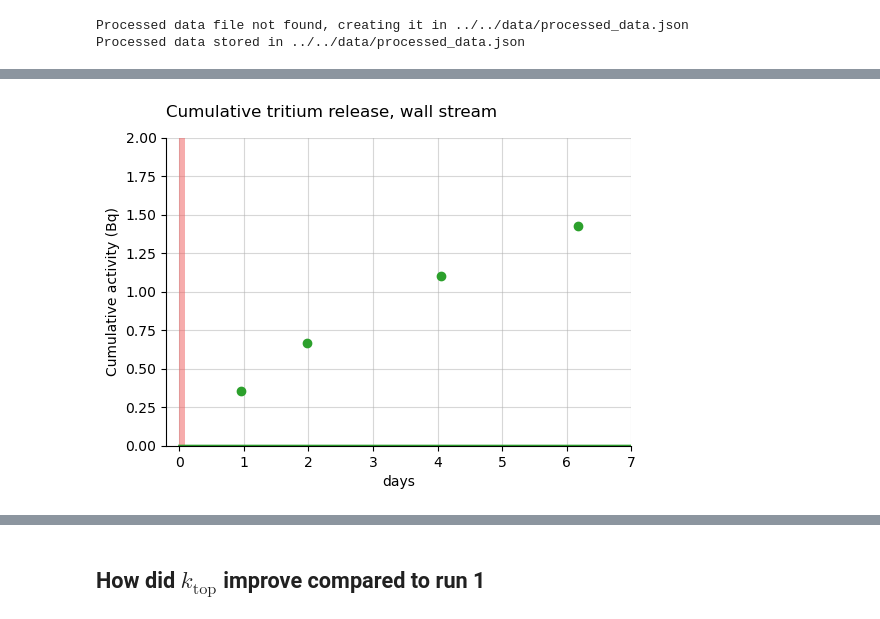
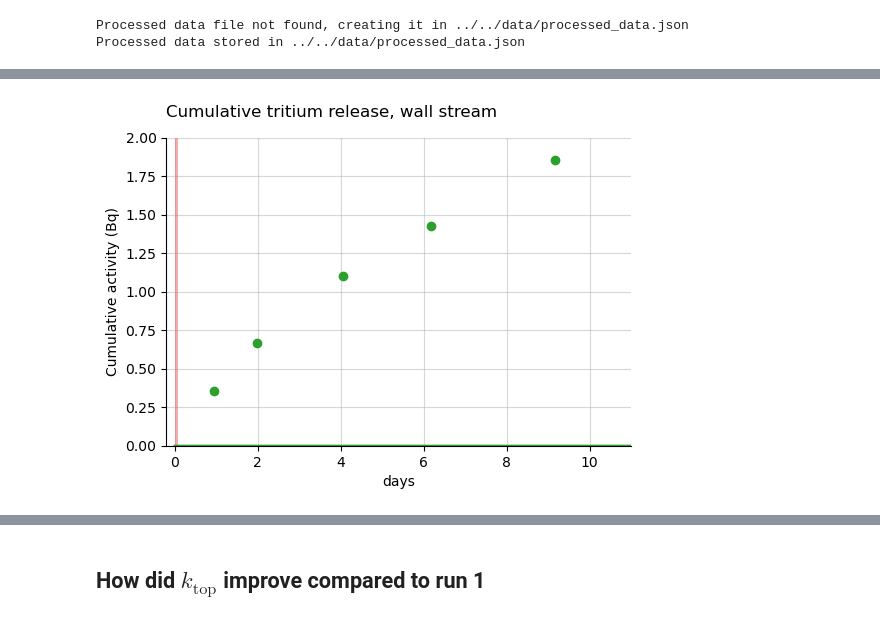
Before and after one commit to veliki-filozof/BABY-1L-run-11, a Jupyter notebook: analysis/tritium/tritium_model.ipynb, the cells around one changed output, grey strips where cells are left out. Drawn from its saved outputs; the diff is of its cells as text; code cells hidden in the pictures.

```diff
--- a/analysis/tritium/tritium_model.ipynb
+++ b/analysis/tritium/tritium_model.ipynb
@@ -138,28 +138,28 @@ plt.savefig("cumulative_release.pdf", bbox_inches="tight")
 # %%
 plt.figure(figsize=(6, 4))
 plot_integrated_wall_release(baby_model, color="tab:green", label="Wall")
 plot_irradiation(baby_model, facecolor="#EF5B5B", alpha=0.5)
 plt.grid(alpha=0.5)
 labelLines(plt.gca().get_lines(), zorder=2.5, xvals=[45] * 2)
 plt.ylim(bottom=0 * ureg.Bq)
 
 plt.scatter(
     replacement_times_walls,
     OV_stream.get_cumulative_activity("total"),
     color="tab:green",
 )
 
 
 plt.title("Cumulative tritium release, wall stream", loc="left", pad = 15)
 plt.ylim(top=2)
-plt.xlim(right = 7)
+plt.xlim(right = 11)
 plt.xlim(left = -0.2)
 plt.xlabel("days")
 plt.ylabel("Cumulative activity (Bq)")
 
 plt.savefig("cumulative_release.pdf", bbox_inches="tight")
 # %% [output]
-[figure, old version]
+[figure, new version]
 # %%
 plot_sample_activity_top(
     baby_model, replacement_times=replacement_times_top, color="#023047", label="Top"
```
Also changed, not shown: parts of 5 cells of this notebook.
